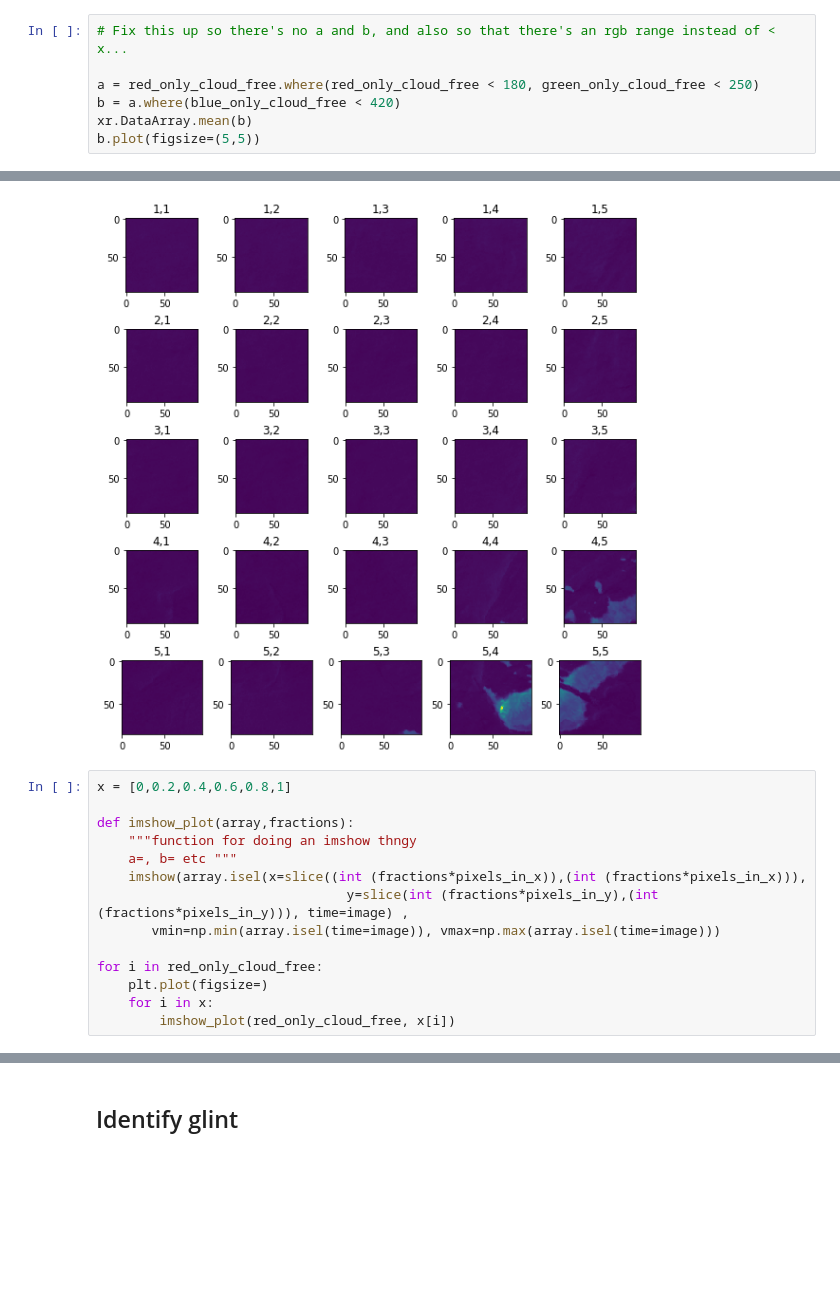
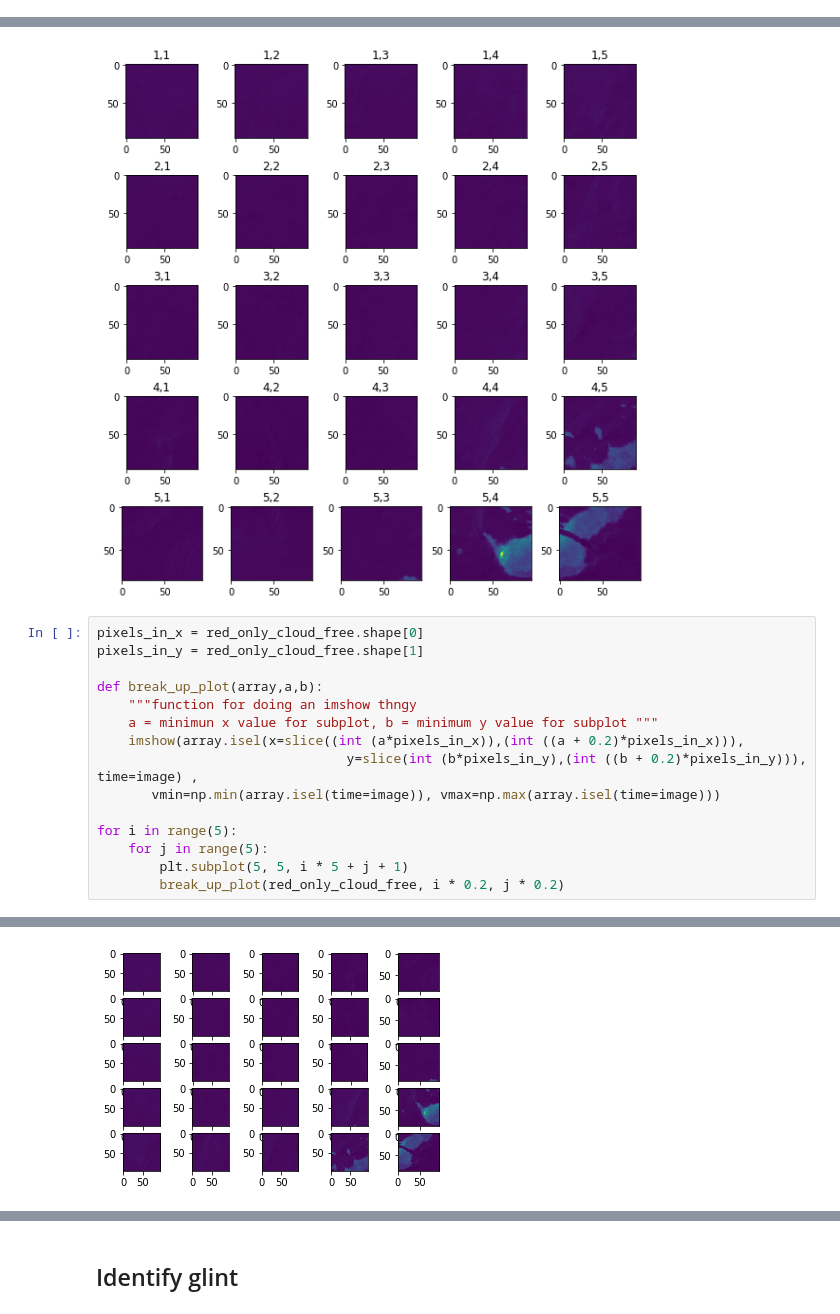
Before and after one commit to taslandcover/dea-notebooks, a Jupyter notebook: Glint/Hedley_2005_glint_correction.ipynb, the cells around one changed output, grey strips where cells are left out. Cells and saved outputs as stored; diff of their text form; blank space fills up the shorter version.

```diff
--- a/Glint/Hedley_2005_glint_correction.ipynb
+++ b/Glint/Hedley_2005_glint_correction.ipynb
@@ -159,7 +124,0 @@ xr.plot.hist(blue_only_cloud_free.isel(y=slice(0,200), time=image))
-# %%
-# Fix this up so there's no a and b, and also so that there's an rgb range instead of < x...
-
-a = red_only_cloud_free.where(red_only_cloud_free < 180, green_only_cloud_free < 250)
-b = a.where(blue_only_cloud_free < 420)
-xr.DataArray.mean(b)
-b.plot(figsize=(5,5))
@@ -339,17 +293,18 @@ imshow(red_only_cloud_free.isel(x=slice((int (0.8*pixels_in_x)),(int (1*pixels_i
 <matplotlib.image.AxesImage at 0x...>
 [figure]
 # %%
-x = [0,0.2,0.4,0.6,0.8,1]
+pixels_in_x = red_only_cloud_free.shape[0]
+pixels_in_y = red_only_cloud_free.shape[1]
 
-def imshow_plot(array,fractions):
+def break_up_plot(array,a,b):
     """function for doing an imshow thngy
-    a=, b= etc """
-    imshow(array.isel(x=slice((int (fractions*pixels_in_x)),(int (fractions*pixels_in_x))),
-                                y=slice(int (fractions*pixels_in_y),(int (fractions*pixels_in_y))), time=image) ,
+    a = minimun x value for subplot, b = minimum y value for subplot """
+    imshow(array.isel(x=slice((int (a*pixels_in_x)),(int ((a + 0.2)*pixels_in_x))),
+                                y=slice(int (b*pixels_in_y),(int ((b + 0.2)*pixels_in_y))), time=image) ,
        vmin=np.min(array.isel(time=image)), vmax=np.max(array.isel(time=image)))
 
-for i in red_only_cloud_free:
-    plt.plot(figsize=)
-    for i in x:
-        imshow_plot(red_only_cloud_free, x[i])
+for i in range(5):
+    for j in range(5):
+        plt.subplot(5, 5, i * 5 + j + 1)
+        break_up_plot(red_only_cloud_free, i * 0.2, j * 0.2)
 # %% [output]
@@ -356,0 +311 @@ SyntaxError: invalid syntax (<ipython-input-117-1527f2626bec>, line 11)
+[figure, added]
```
Also changed, not shown: parts of 13 cells of this notebook.
